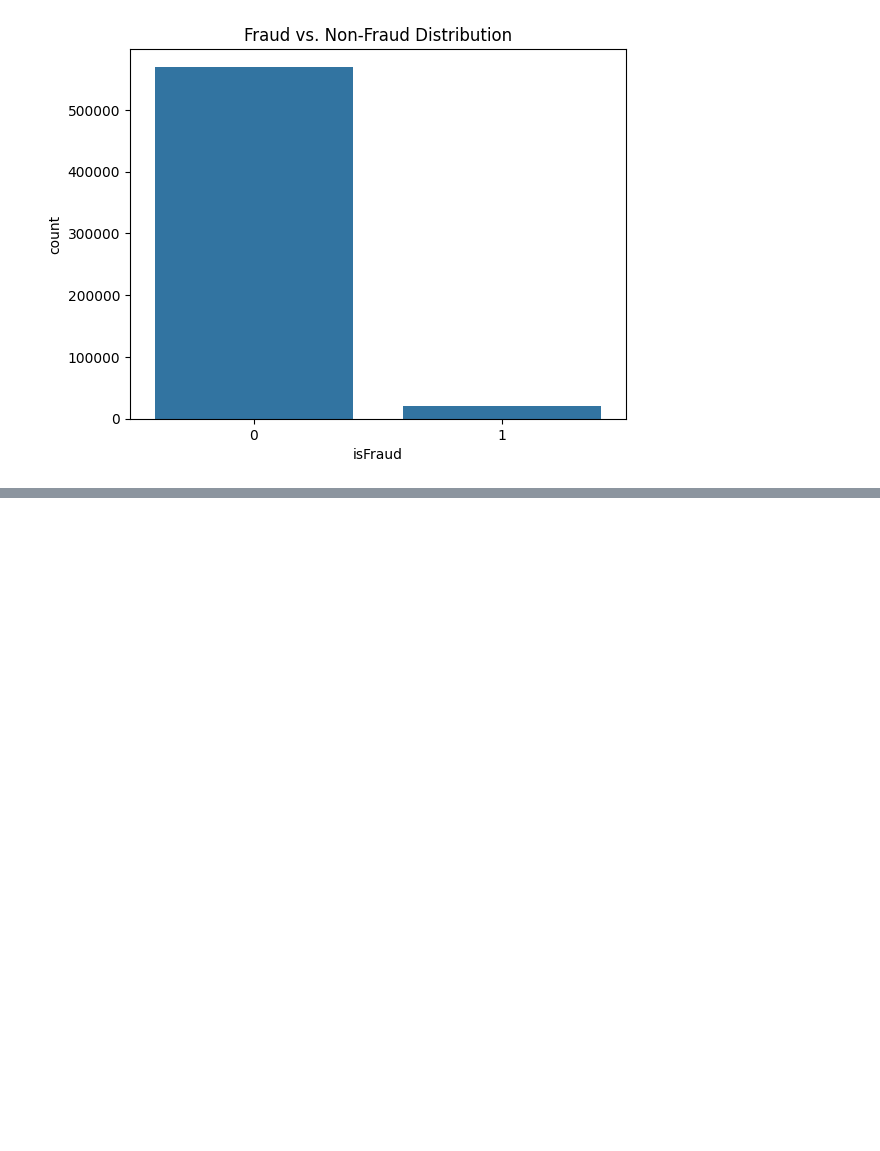
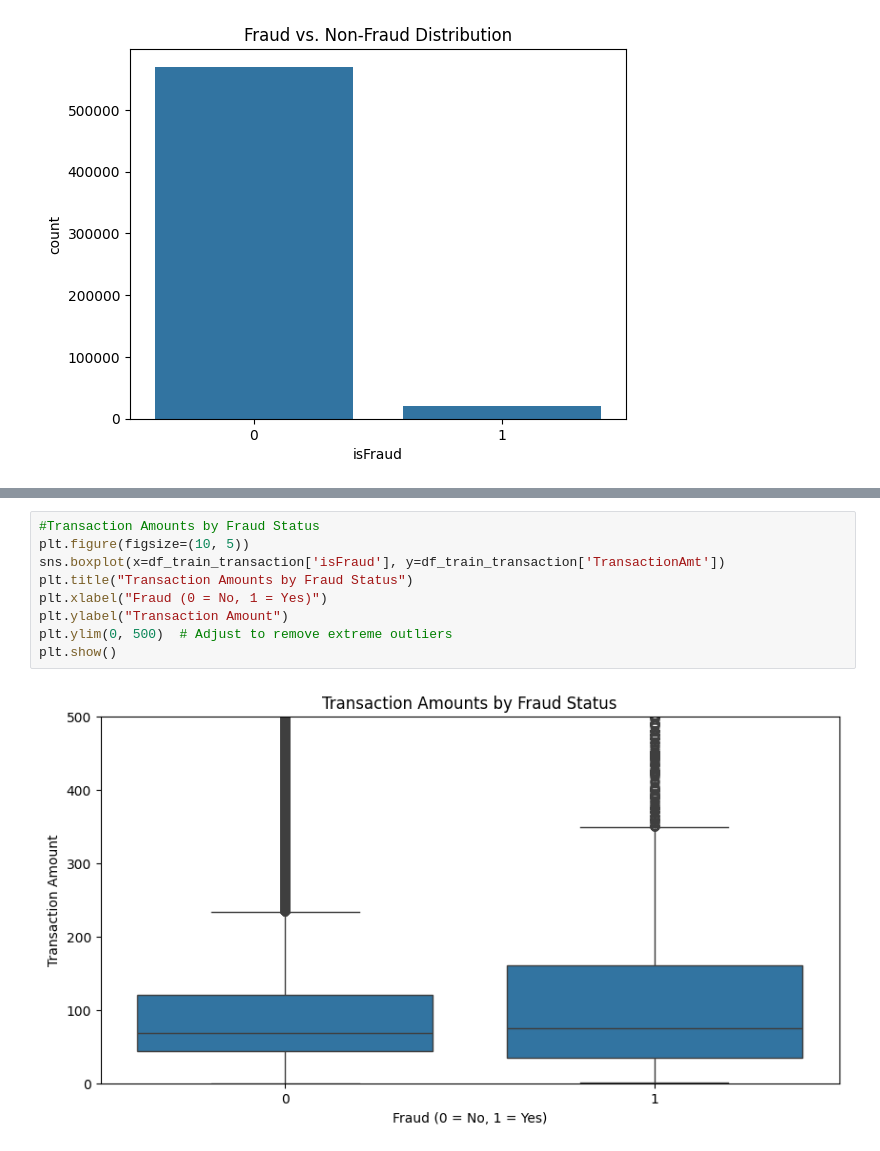
Before and after one commit to zhoumiaosen/Fraud_Detection, a Jupyter notebook: src/Data_EDA.ipynb, the cells around one changed output, grey strips where cells are left out. Drawn from its saved outputs; the diff is of its cells as text; blank space fills up the shorter version.

```diff
--- a/src/Data_EDA.ipynb
+++ b/src/Data_EDA.ipynb
@@ -239,0 +313,11 @@ plt.show()
+# %%
+#Transaction Amounts by Fraud Status
+plt.figure(figsize=(10, 5))
+sns.boxplot(x=df_train_transaction['isFraud'], y=df_train_transaction['TransactionAmt'])
+plt.title("Transaction Amounts by Fraud Status")
+plt.xlabel("Fraud (0 = No, 1 = Yes)")
+plt.ylabel("Transaction Amount")
+plt.ylim(0, 500)  # Adjust to remove extreme outliers
+plt.show()
+# %% [output]
+[figure, added]
```
Also changed, not shown: parts of 11 cells of this notebook.
